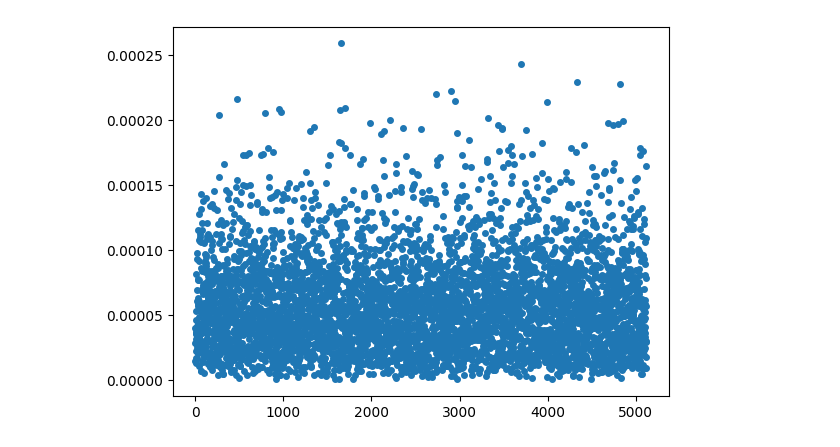
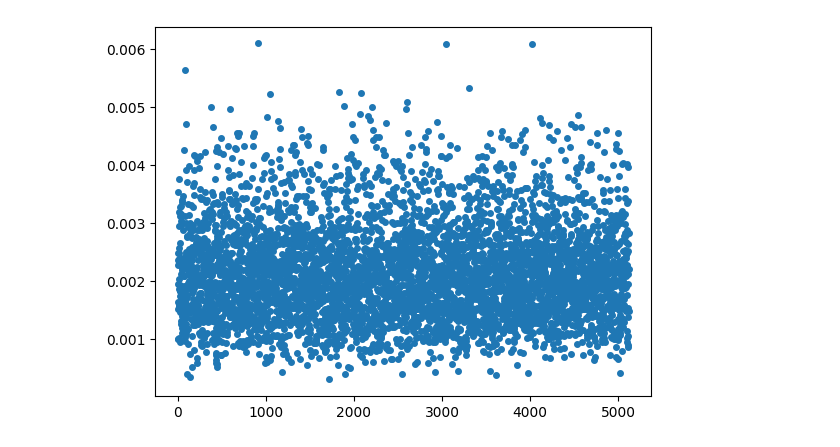
Before and after one commit to Liyang90/flax_conv1d_test, a Jupyter notebook: test.ipynb, the cells around one changed output. Drawn from its saved outputs; the diff is of its cells as text; code cells hidden in the pictures.

```diff
--- a/test.ipynb
+++ b/test.ipynb
@@ -86 +104,20 @@ class BlockJAX_1(nn.Module):
+# %%
+import torch
+
+# torch module forward and backward
+torch.set_printoptions(precision=7)
+conv_torch = BlockTorch(kernel_size, channels)
+conv_torch.to(torch.bfloat16)
+state_dict = conv_torch.state_dict()
+state_dict["conv1d.weight"] = torch.from_numpy(kernel).to(torch.bfloat16).transpose(0, 2)
+state_dict["conv1d.bias"] = torch.from_numpy(bias).to(torch.bfloat16)
+conv_torch.load_state_dict(state_dict)
+conv_torch.zero_grad()
+output_torch = conv_torch(torch.from_numpy(input).to(torch.bfloat16))
+loss_torch = output_torch.mean() * channels
+loss_torch.backward()
+
+loss_torch = loss_torch.detach().float().numpy()
+output_torch = output_torch.detach().float().numpy()
+grad_torch = conv_torch.conv1d.weight.grad.T.detach().float().numpy()
 # %%
@@ -197,7 +214,7 @@ def plot_error(a, b):
   fig, ax = plt.subplots()
   ax.plot(x, e, '.', markeredgewidth=2)
   plt.show()
-# %%
-plot_error(grads_GT, conv_torch.conv1d.weight.grad.T.detach().float().numpy())
-# %% [output]
-[figure, removed]
+# %%
+plot_error(output_torch, output_jax_0)
+# %% [output]
+[figure, added]
```
Also changed, not shown: parts of 10 cells of this notebook.
